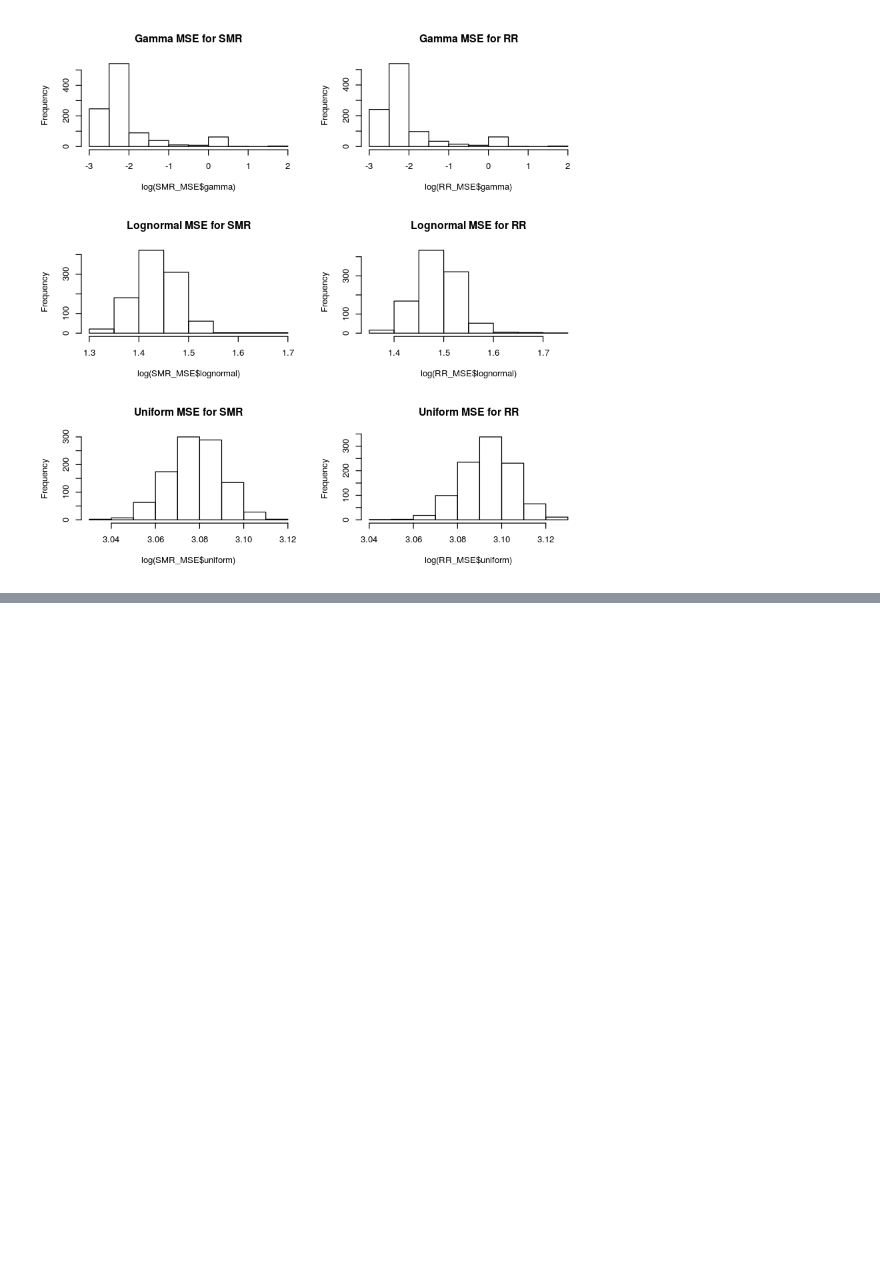
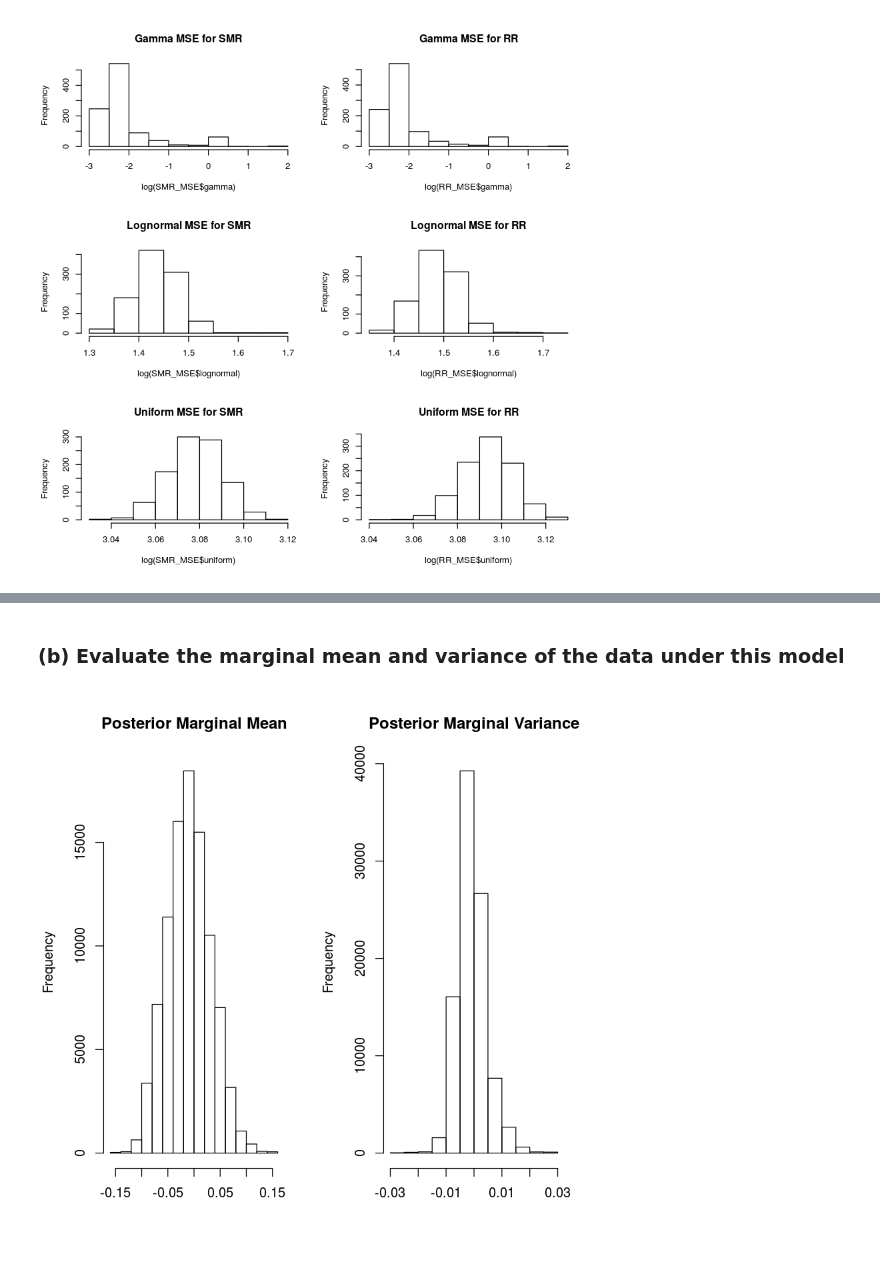
Before and after one commit to nmmarquez/spatial_epi, a Jupyter notebook: homework/hw2/hw2.ipynb, the cells around one changed output, grey strips where cells are left out. Drawn from its saved outputs; the diff is of its cells as text; code cells hidden in the pictures; blank space fills up the shorter version.

```diff
--- a/homework/hw2/hw2.ipynb
+++ b/homework/hw2/hw2.ipynb
@@ -323,0 +400,8 @@ hist(log(RR_MSE$uniform), main="Uniform MSE for RR")
+# %% [markdown]
+### (b) Evaluate the marginal mean and variance of the data under this model
+# %%
+par(mfrow=c(1,2))
+hist(beta_post, xlab="", main="Posterior Marginal Mean")
+hist(beta_post/alpha_post, xlab="", main="Posterior Marginal Variance")
+# %% [output]
+[figure, added]
```
Also changed, not shown: parts of 13 cells of this notebook, 1 other file.
